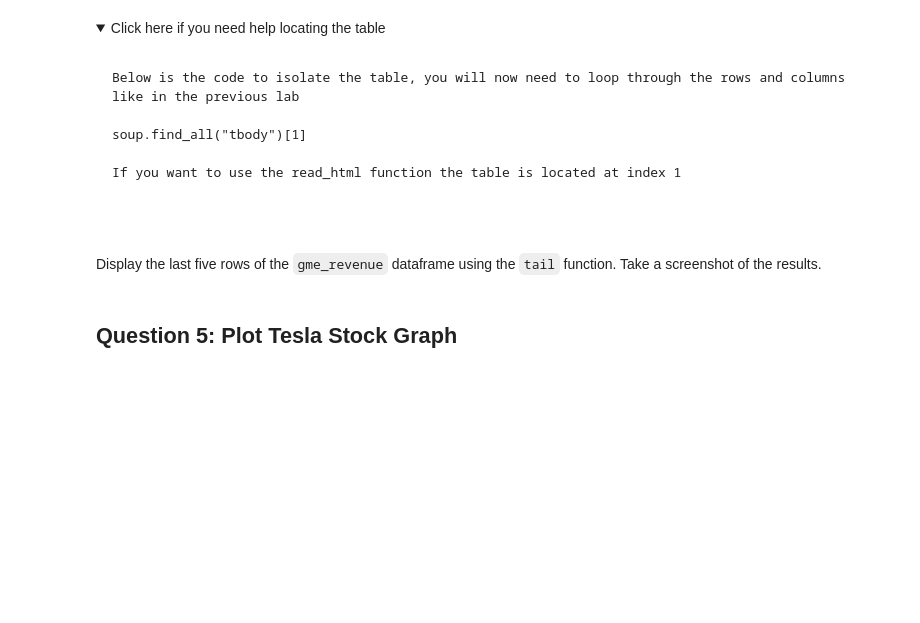
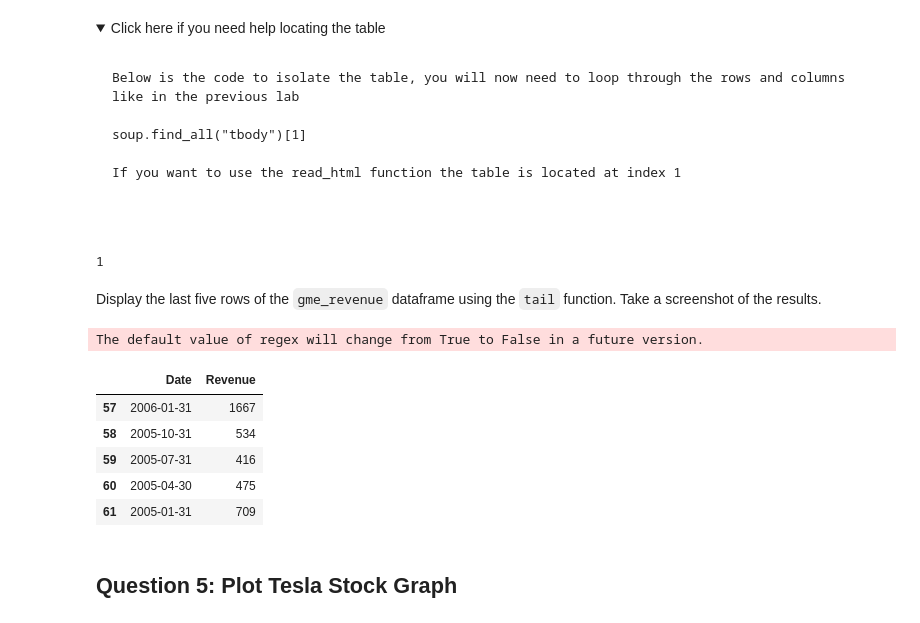
Before and after one commit to Alfadhils/extracting-data-using-API-and-Webscraping, a Jupyter notebook: Final Assignment.ipynb, the cells around one changed output. Drawn from its saved outputs; the diff is of its cells as text; code cells hidden in the pictures; folded sections open; blank space fills up the shorter version.

````diff
--- a/Final Assignment.ipynb
+++ b/Final Assignment.ipynb
@@ -163,8 +192,13 @@ Using the ticker object and the function `history` extract stock information and
 ## Question 4: Use Webscraping to Extract GME Revenue Data
 # %% [markdown]
 Use the `requests` library to download the webpage https://cf-courses-data.s3.us.cloud-object-storage.appdomain.cloud/IBMDeveloperSkillsNetwork-PY0220EN-SkillsNetwork/labs/project/stock.html. Save the text of the response as a variable named `html_data`.
+# %%
+url2 = "https://cf-courses-data.s3.us.cloud-object-storage.appdomain.cloud/IBMDeveloperSkillsNetwork-PY0220EN-SkillsNetwork/labs/project/stock.html"
+data2 = requests.get(url2).text
 # %% [markdown]
 Parse the html data using `beautiful_soup`.
+# %%
+soup2 = BeautifulSoup(data2, "html5lib")
 # %% [markdown]
 Using `BeautifulSoup` or the `read_html` function extract the table with `GameStop Quarterly Revenue` and store it into a dataframe named `gme_revenue`. The dataframe should have columns `Date` and `Revenue`. Make sure the comma and dollar sign is removed from the `Revenue` column using a method similar to what you did in Question 2.
 # %% [markdown]
@@ -182,8 +216,40 @@ If you want to use the read_html function the table is located at index 1
 ```
 
 </details>
+# %%
+tables2 = soup2.find_all("table")
+table_index2 = "none"
+for index,table in enumerate(tables2):
+    if ("GameStop Quarterly Revenue" in str(table)):
+        table_index2 = index
+
+table_index2
+# %% [output]
+1
+# %%
+gme_revenue = pd.DataFrame(columns=["Date", "Revenue"])
+for row in soup2.find_all("tbody")[table_index2].find_all('tr'):
+    col = row.find_all("td")
+    date = col[0].text
+    revenue = col[1].text
+    gme_revenue = gme_revenue.append({"Date":date, "Revenue":revenue}, ignore_index=True)
 # %% [markdown]
 Display the last five rows of the `gme_revenue` dataframe using the `tail` function. Take a screenshot of the results.
+# %%
+gme_revenue["Revenue"] = gme_revenue['Revenue'].str.replace(',|\$',"")
+
+gme_revenue.dropna(inplace=True)
+
+gme_revenue = gme_revenue[gme_revenue['Revenue'] != ""]
+gme_revenue.tail()
+# %% [output]
+The default value of regex will change from True to False in a future version.
+|  | Date | Revenue |
+| 57 | 2006-01-31 | 1667 |
+| 58 | 2005-10-31 | 534 |
+| 59 | 2005-07-31 | 416 |
+| 60 | 2005-04-30 | 475 |
+| 61 | 2005-01-31 | 709 |
 # %% [markdown]
 ## Question 5: Plot Tesla Stock Graph
 # %% [markdown]
````
Also changed, not shown: parts of 7 cells of this notebook.
